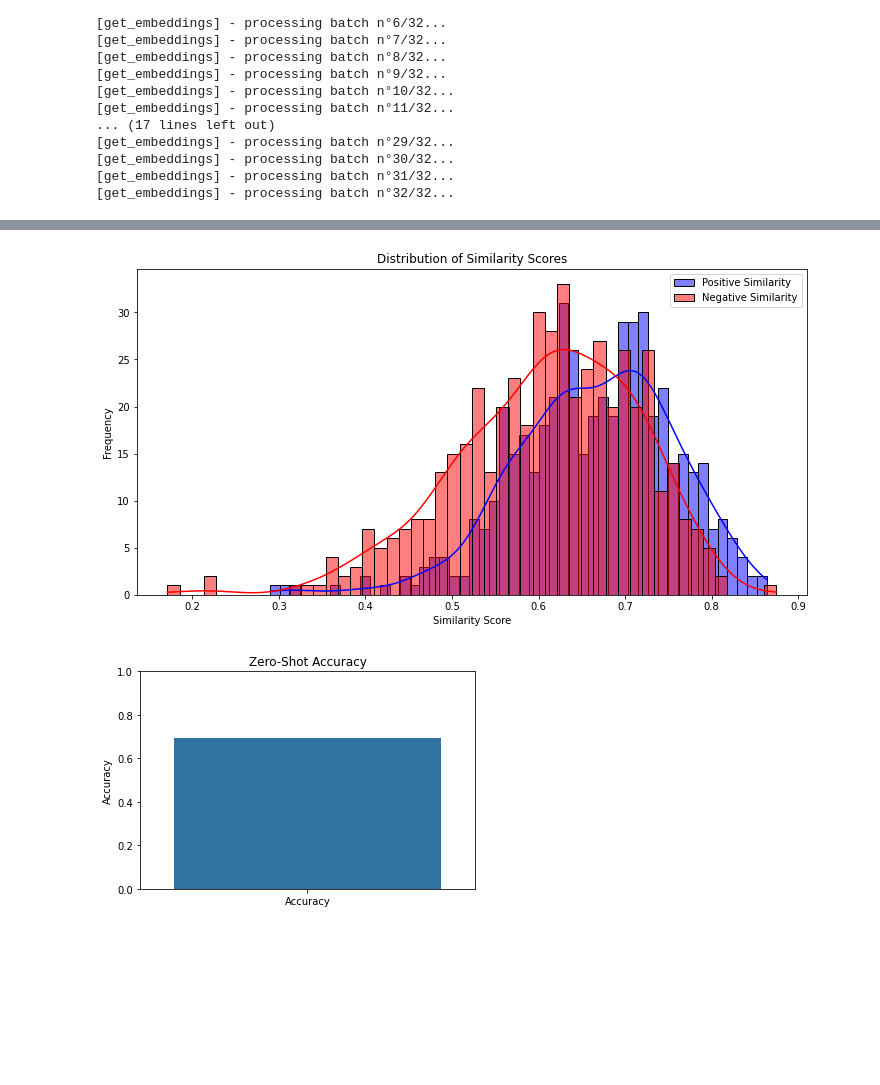
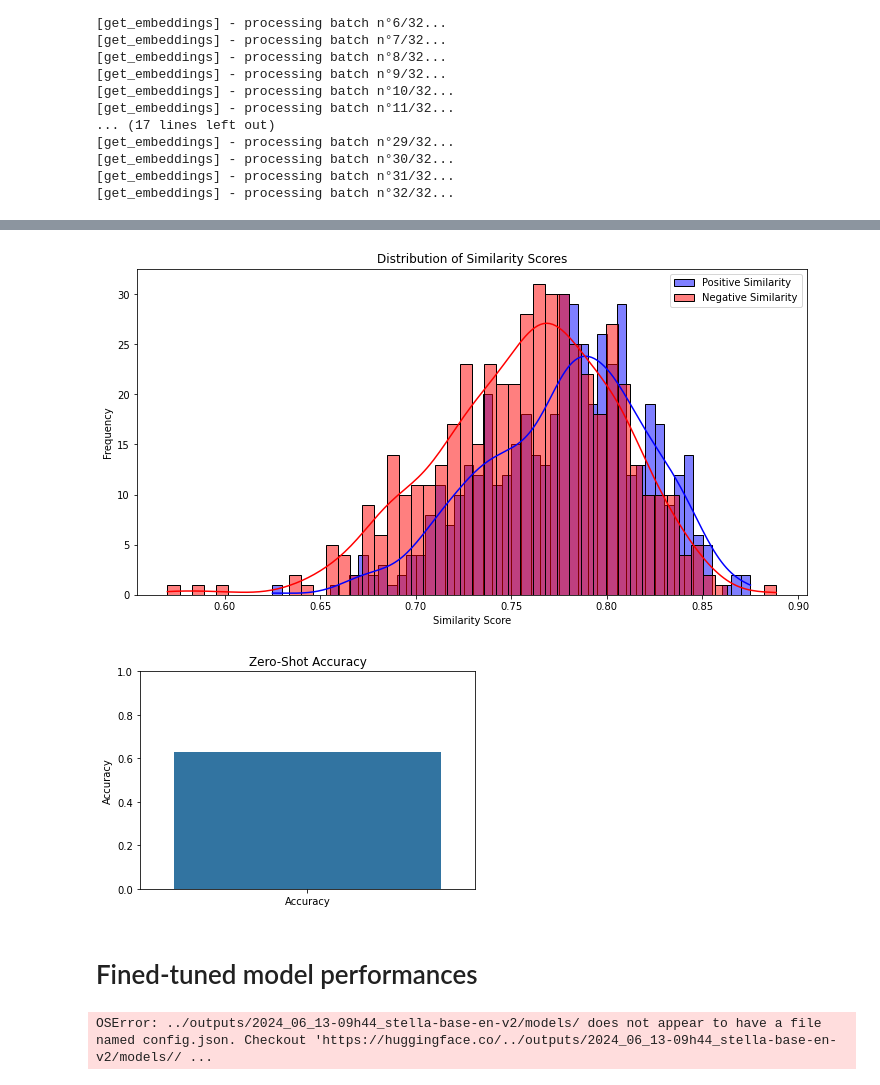
Before and after one commit to yohan-bornachot/bigpatent_text_embedding, a Jupyter notebook: data_analysis.ipynb, the cells around one changed output, grey strips where cells are left out. Drawn from its saved outputs; the diff is of its cells as text; code cells hidden in the pictures; blank space fills up the shorter version.

```diff
--- a/data_analysis.ipynb
+++ b/data_analysis.ipynb
@@ -176,7 +228,7 @@ from utils import add_attr_interface
 from zero_shot import get_embeddings
 
 cfg_path = "./config.yml"
-model_name = "sentence-transformers/all-mpnet-base-v2"
+model_name = "infgrad/stella-base-en-v2"  # sentence-transformers/all-mpnet-base-v2
 batch_size = 16
 
 # Load config
@@ -275,5 +327,17 @@ metrics =
 # %%
-plot_metrics(metrics)
+visualize_similarity_distrib(metrics)
 # %% [output]
-[figure, old version]
+[figure, new version]
-[figure, old version]
+[figure, new version]
+# %% [markdown]
+# Fined-tuned model performances
+# %%
+import torch
+from transformers import AutoTokenizer, AutoModel
+model_path = "../outputs/2024_06_13-09h44_stella-base-en-v2/models/"
+
+# Load the tokenizer and model
+tokenizer = AutoTokenizer.from_pretrained(model_path)
+model = AutoModel.from_pretrained(model_path)
+# %% [output]
+OSError: ../outputs/2024_06_13-09h44_stella-base-en-v2/models/ does not appear to have a file named config.json. Checkout 'https://huggingface.co/../outputs/2024_06_13-09h44_stella-base-en-v2/models// ...
```
Also changed, not shown: parts of 7 cells of this notebook.
